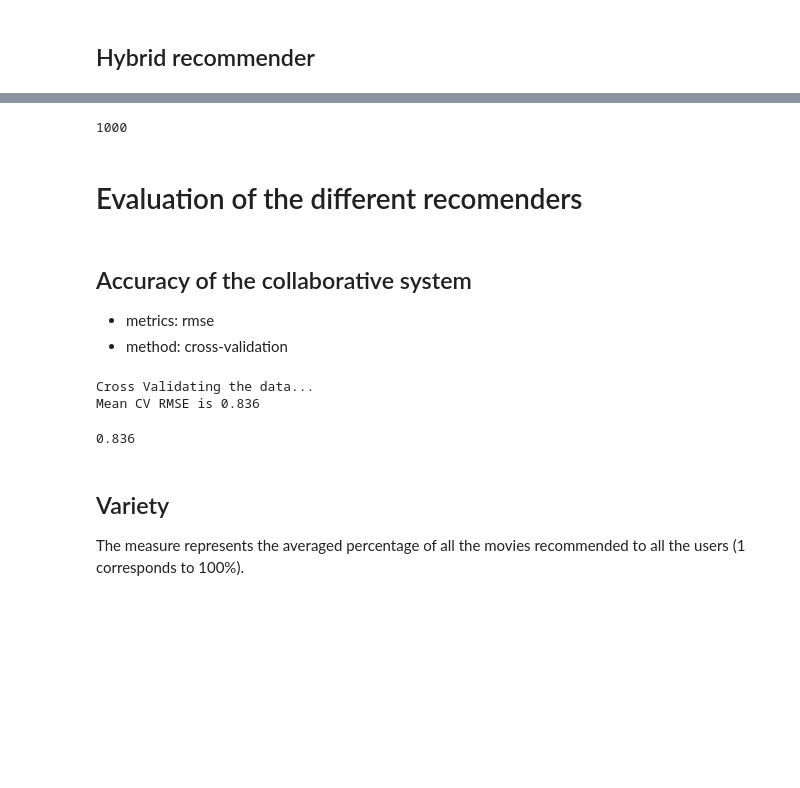
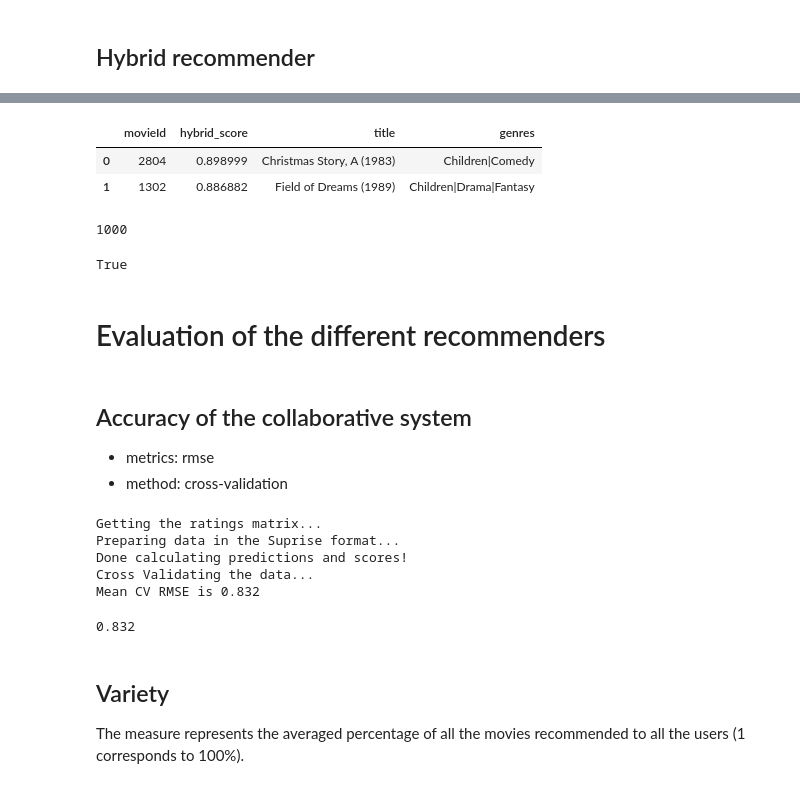
Before and after one commit to HamidSadEsf/movie_recommendation_ProjectCDS, a Jupyter notebook: main.ipynb, the cells around one changed output, grey strips where cells are left out. Cells and saved outputs as stored; diff of their text form; code cells hidden in the pictures; blank space fills up the shorter version.

```diff
--- a/main.ipynb
+++ b/main.ipynb
@@ -158,22 +184,36 @@ hyb_recommendations.head()
 5 rows × 10382 columns
+# %%
+userId = 186
+hyb_recommender.hybrid_recommendation(userId, 2)
+# %% [output]
+|  | movieId | hybrid_score | title | genres |
+| 0 | 2804 | 0.898999 | Christmas Story, A (1983) | Children|Comedy |
+| 1 | 1302 | 0.886882 | Field of Dreams (1989) | Children|Drama|Fantasy |
 # %%
 #since the final rating and cb_recommendation matrix do not have the same set of users, we can only test the
 set_of_test_users = set(hyb_recommendations.userId.values).intersection(set(hyb_recommendations.userId.values))
 print(len(set_of_test_users))
+
+27844 in set(hyb_recommendations.userId.values)
 # %% [output]
 1000
+True
 # %% [markdown]
-# Evaluation of the different recomenders
+# Evaluation of the different recommenders
 # %% [markdown]
 ## Accuracy of the collaborative system
 * metrics: rmse
 * method: cross-validation
 # %%
+cf_model.fit_and_predict()
 cf_model.cross_validate()
 # %% [output]
+Getting the ratings matrix...
+Preparing data in the Suprise format...
+Done calculating predictions and scores!
 Cross Validating the data...
-Mean CV RMSE is 0.836
+Mean CV RMSE is 0.832
-0.836
+0.832
 # %% [markdown]
 ## Variety
 The measure represents the averaged percentage of all the movies recommended to all the users (1 corresponds to 100%).
```
Also changed, not shown: parts of 17 cells of this notebook, 9 other files.
